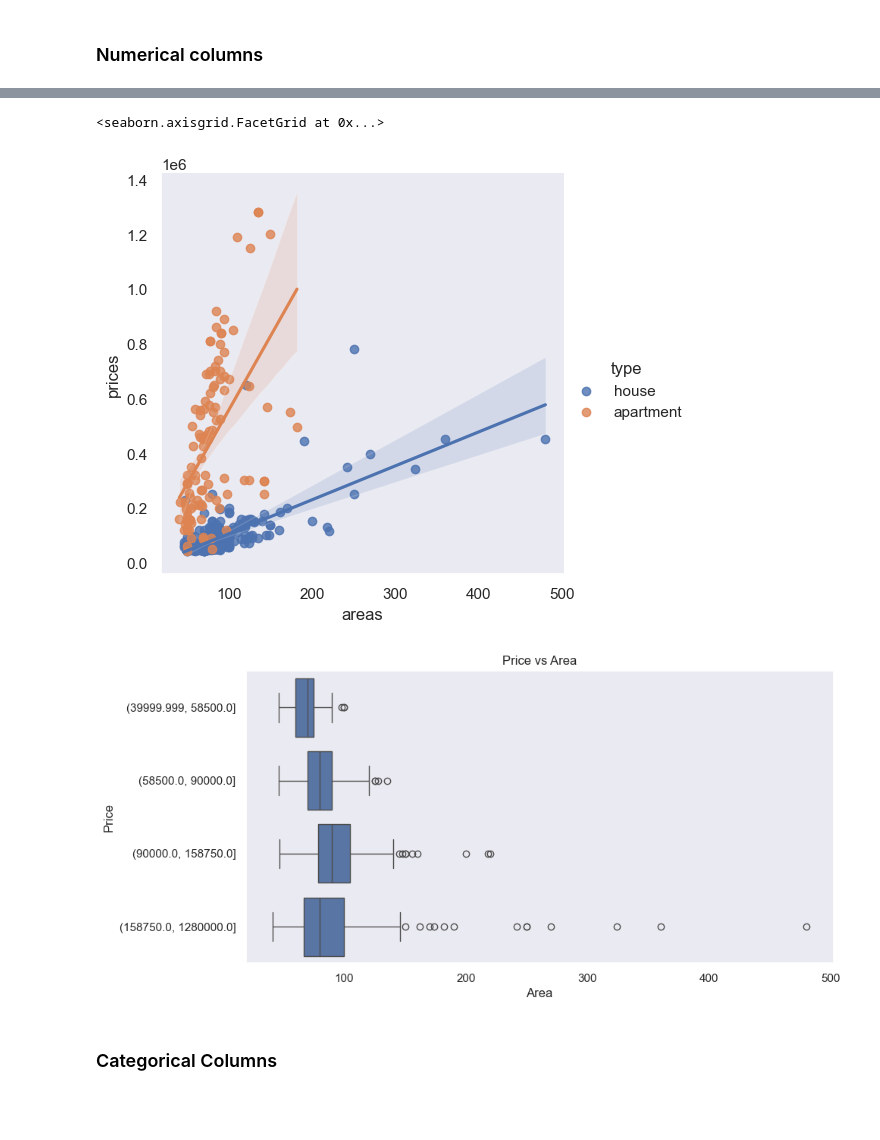
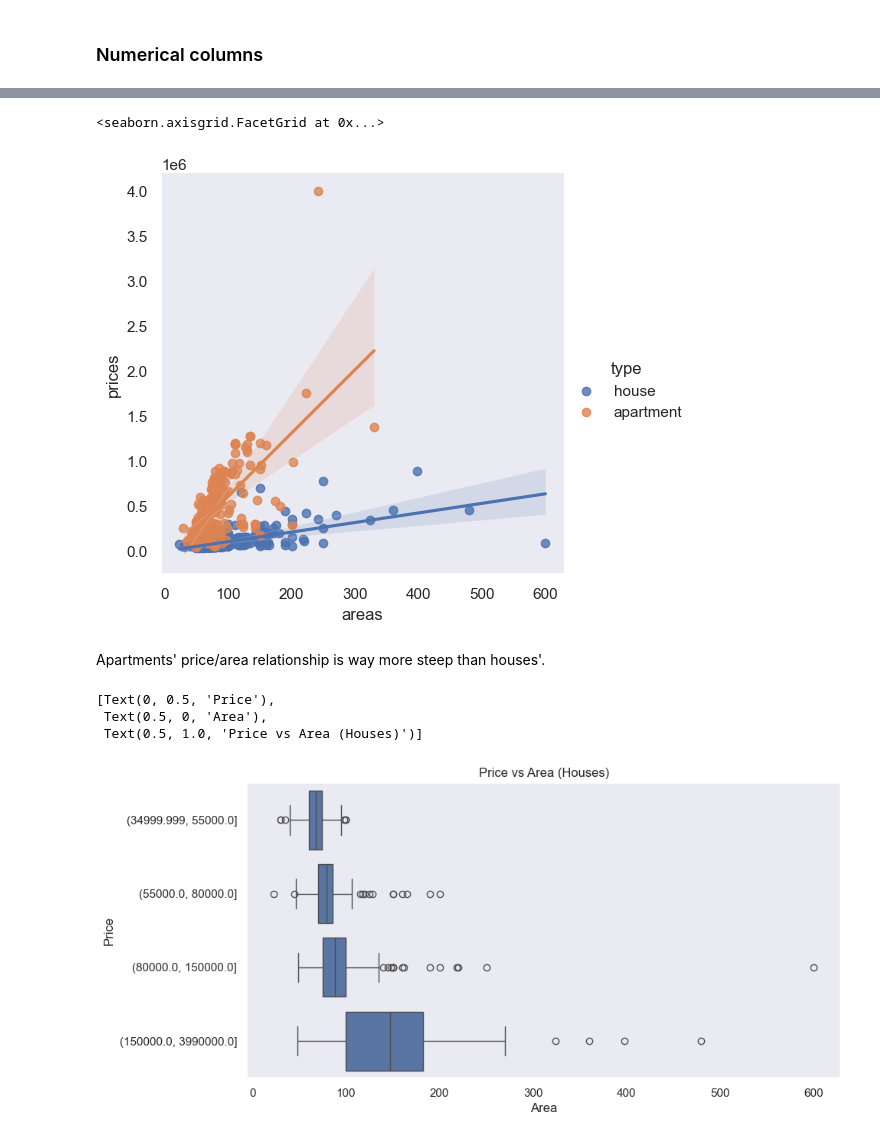
Before and after one commit to Ednaxx/salvador-housing-price-predictor, a Jupyter notebook: src/notebooks/initial-eda.ipynb, the cells around one changed output, grey strips where cells are left out. Cells and saved outputs as stored; diff of their text form; code cells hidden in the pictures; blank space fills up the shorter version.

```diff
--- a/src/notebooks/initial-eda.ipynb
+++ b/src/notebooks/initial-eda.ipynb
@@ -62,0 +71,4 @@ df.describe()
+# %%
+df = df[~(df.prices.isna())]
+df = df[~(df.areas > 2000)]
+df.describe()
@@ -90,17 +183,18 @@ sns.scatterplot(x=df.areas, y=df.prices, hue=df.type)
 sns.lmplot(data=df, x="areas", y="prices", hue="type")
 # %% [output]
 <seaborn.axisgrid.FacetGrid at 0x...>
-[figure, old version]
+[figure, new version]
+# %% [markdown]
+Apartments' price/area relationship is way more steep than houses'.
 # %%
-df1 = df
+df1 = df.copy()
 df1['prices_bins'] = pd.qcut(df.prices, q=[0, .25, .5, .75, 1], duplicates='drop')
+
 plt.figure(figsize=(10,5))
-sns.boxplot(x=df1.areas, y=df1.prices_bins)
-plt.xlabel('Area')
-plt.ylabel('Price')
-plt.title('Price vs Area')
-plt.show()
+sns.boxplot(x=df1[df1.type == "house"].areas, y=df1[df1.type == "house"].prices_bins).set(
+    ylabel="Price", xlabel="Area", title="Price vs Area (Houses)")
 # %% [output]
+[Text(0, 0.5, 'Price'),
+ Text(0.5, 0, 'Area'),
+ Text(0.5, 1.0, 'Price vs Area (Houses)')]
-[figure, old version]
+[figure, new version]
-# %% [markdown]
-### Categorical Columns
```
Also changed, not shown: parts of 29 cells of this notebook, 1 other file.
